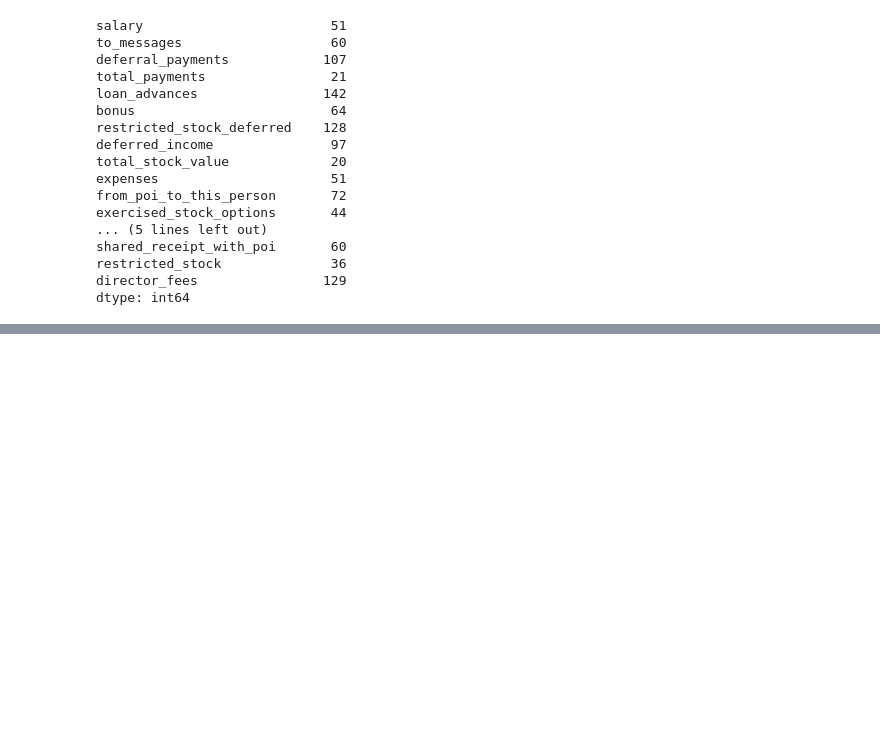
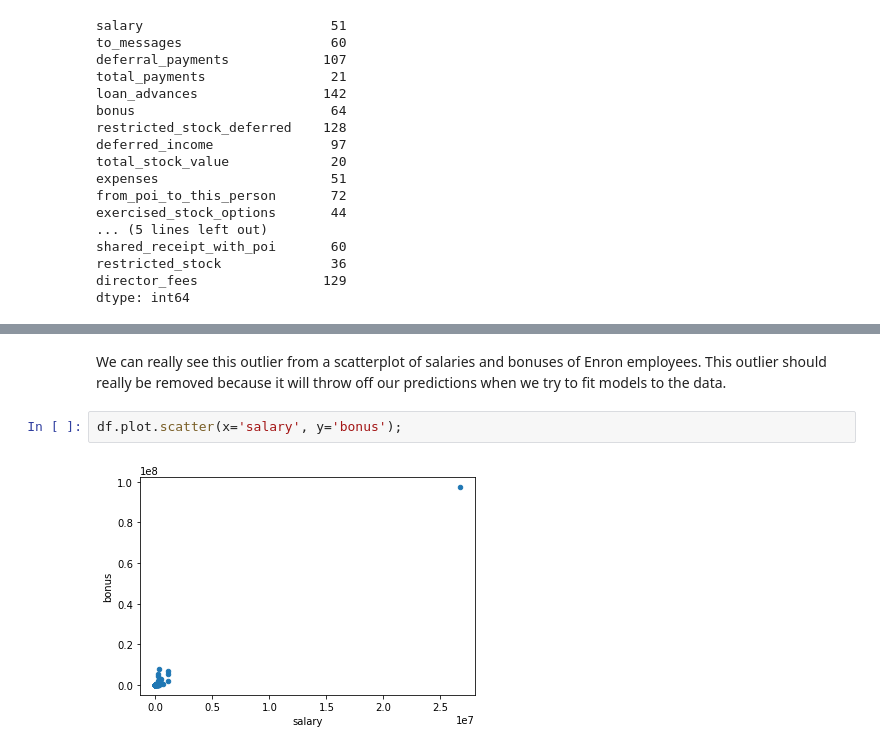
Before and after one commit to marty-vanhoof/Identifying_Fraud_from_Enron_Data, a Jupyter notebook: enron_report.ipynb, the cells around one changed output, grey strips where cells are left out. Cells and saved outputs as stored; diff of their text form; blank space fills up the shorter version.

Commit message:
Add scatterplot

```diff
--- a/enron_report.ipynb
+++ b/enron_report.ipynb
@@ -80,0 +91,6 @@ dtype: int64
+# %% [markdown]
+We can really see this outlier from a scatterplot of salaries and bonuses of Enron employees.  This outlier should really be removed because it will throw off our predictions when we try to fit models to the data.
+# %%
+df.plot.scatter(x='salary', y='bonus');
+# %% [output]
+[figure, added]
```
Also changed, not shown: parts of 5 cells of this notebook.
